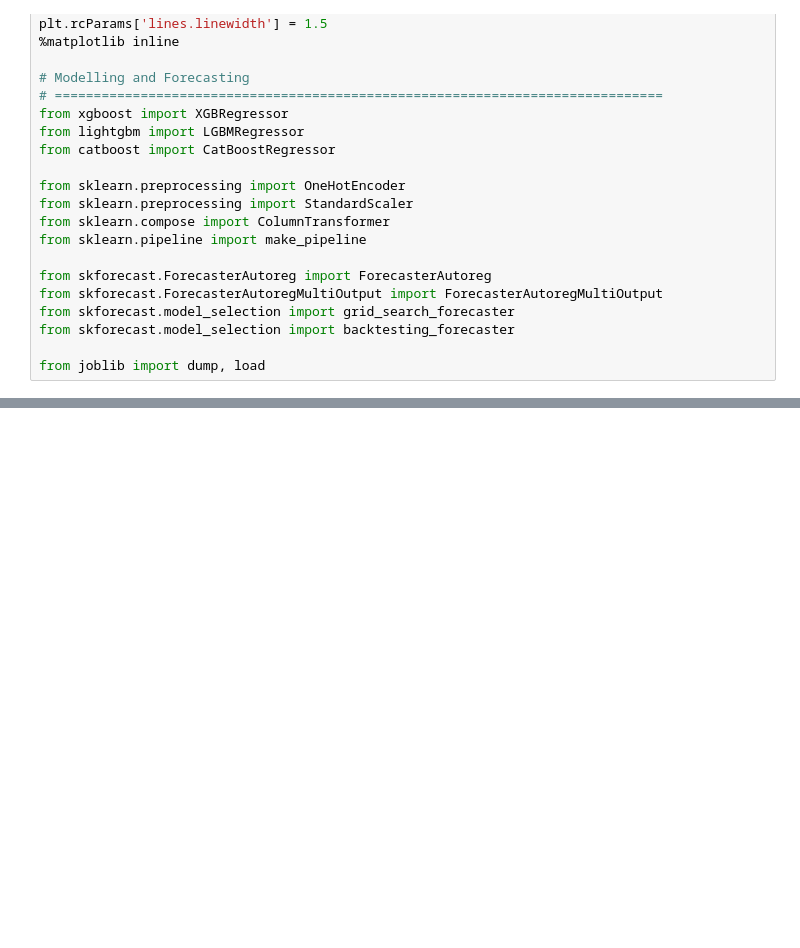
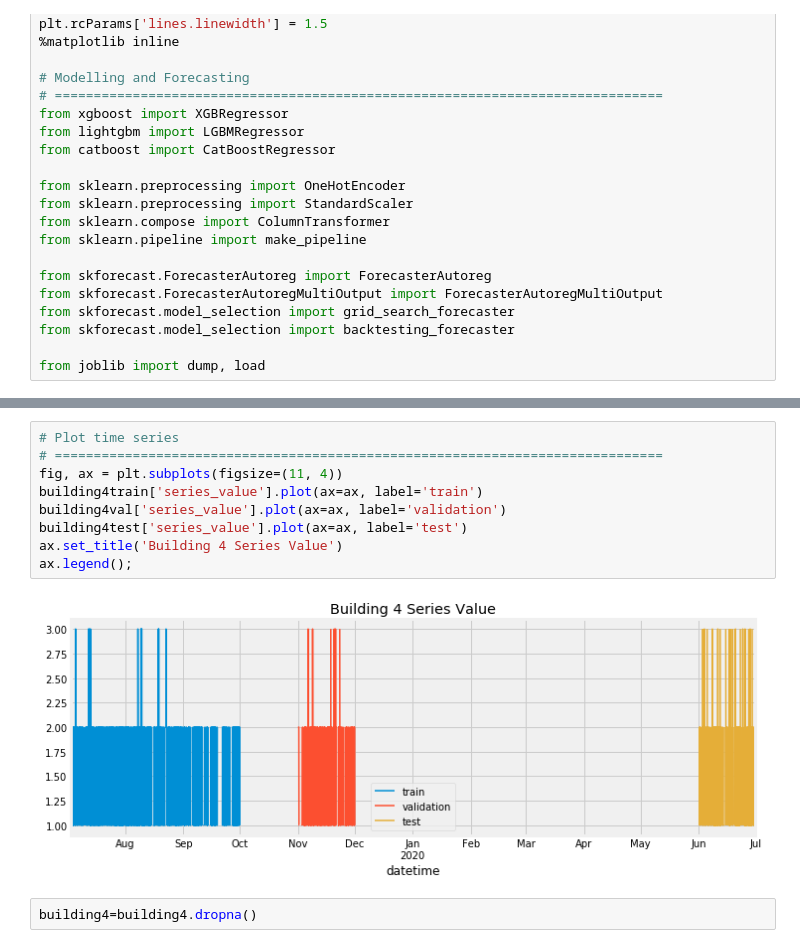
Before and after one commit to sohan6ers/Battery-Lecture-Scheduling, a Jupyter notebook: LightGBM/LightGBM Forecasting Building4.ipynb, the cells around one changed output, grey strips where cells are left out. Drawn from its saved outputs; the diff is of its cells as text; blank space fills up the shorter version.

```diff
--- a/LightGBM/LightGBM Forecasting Building4.ipynb
+++ b/LightGBM/LightGBM Forecasting Building4.ipynb
@@ -126,0 +62,13 @@ print(f"Backtest error: {metric}")
+# %%
+# Plot time series
+# ==============================================================================
+fig, ax = plt.subplots(figsize=(11, 4))
+building4train['series_value'].plot(ax=ax, label='train')
+building4val['series_value'].plot(ax=ax, label='validation')
+building4test['series_value'].plot(ax=ax, label='test')
+ax.set_title('Building 4 Series Value')
+ax.legend();
+# %% [output]
+[figure, added]
+# %%
+building4=building4.dropna()
```
Also changed, not shown: parts of 46 cells of this notebook, 4 other files.
